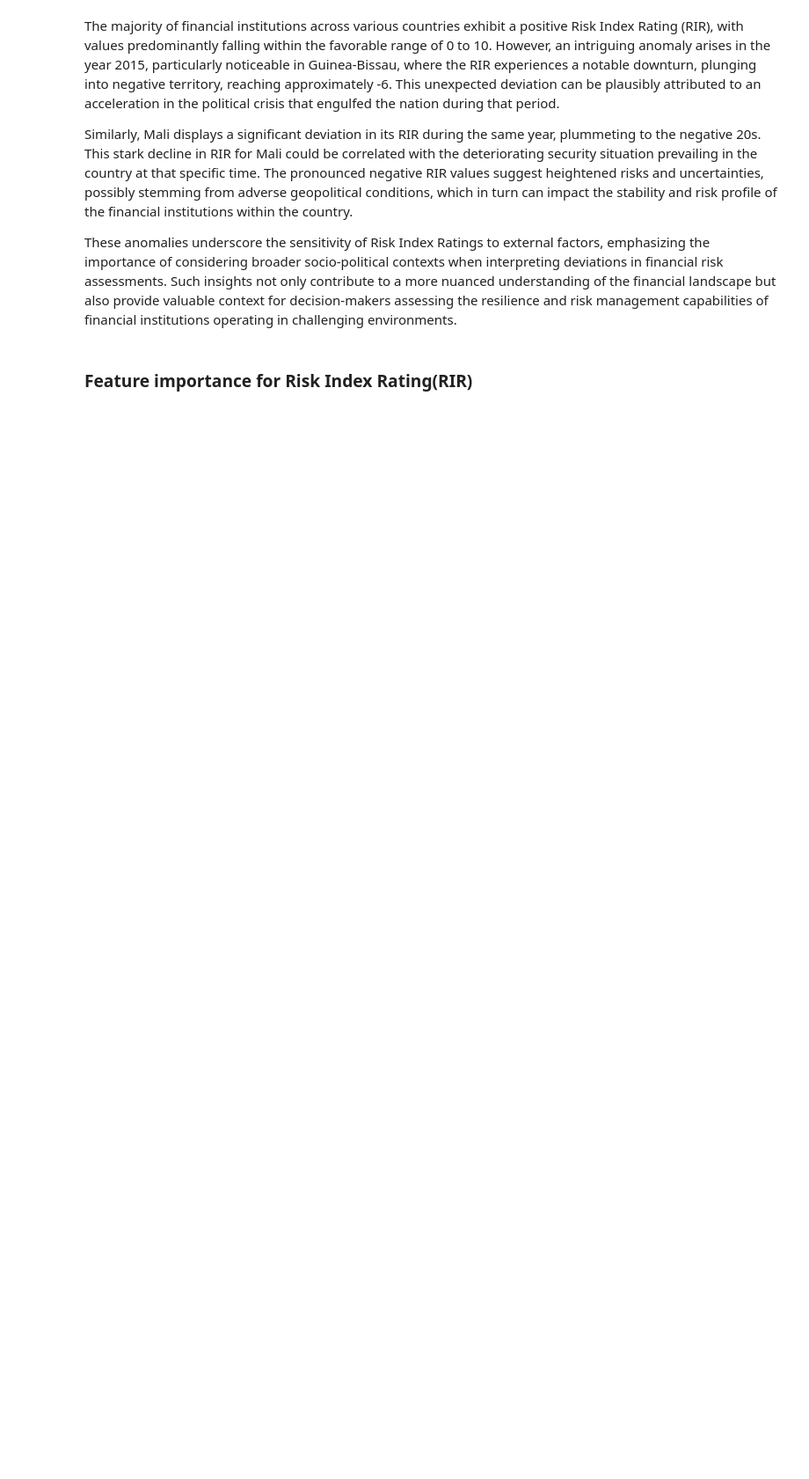
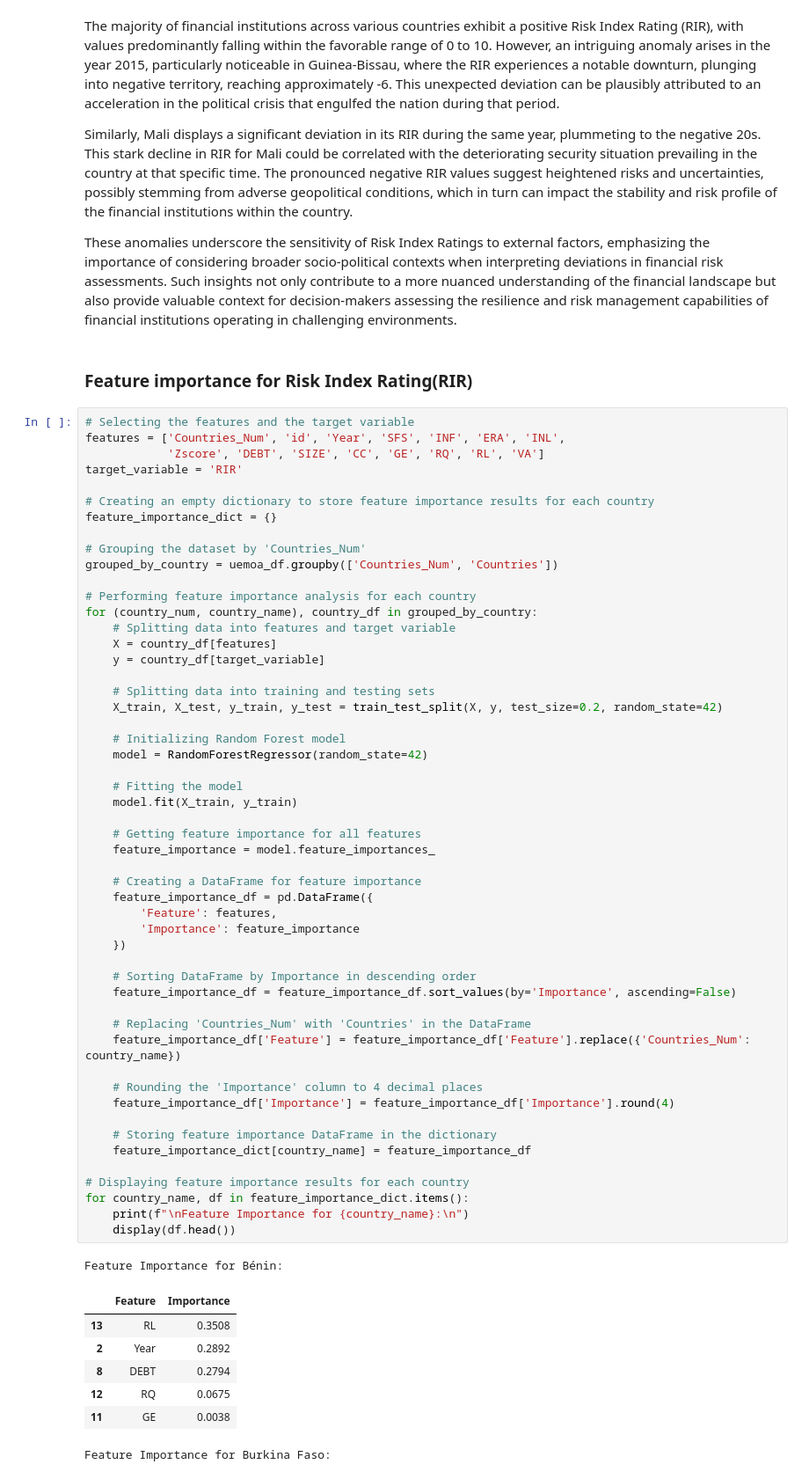
Before and after one commit to isamuelpatrick/BankingInsights-UEMOA, a Jupyter notebook: Risk analysis.ipynb, the cells around one changed output. Shown at 88% size. Drawn from its saved outputs; the diff is of its cells as text; blank space fills up the shorter version.

```diff
--- a/Risk analysis.ipynb
+++ b/Risk analysis.ipynb
@@ -45,3 +45,64 @@ Similarly, Mali displays a significant deviation in its RIR during the same year
 These anomalies underscore the sensitivity of Risk Index Ratings to external factors, emphasizing the importance of considering broader socio-political contexts when interpreting deviations in financial risk assessments. Such insights not only contribute to a more nuanced understanding of the financial landscape but also provide valuable context for decision-makers assessing the resilience and risk management capabilities of financial institutions operating in challenging environments.
 # %% [markdown]
 ### Feature importance for Risk Index Rating(RIR)
+# %%
+# Selecting the features and the target variable
+features = ['Countries_Num', 'id', 'Year', 'SFS', 'INF', 'ERA', 'INL',
+            'Zscore', 'DEBT', 'SIZE', 'CC', 'GE', 'RQ', 'RL', 'VA']
+target_variable = 'RIR'
+
+# Creating an empty dictionary to store feature importance results for each country
+feature_importance_dict = {}
+
+# Grouping the dataset by 'Countries_Num'
+grouped_by_country = uemoa_df.groupby(['Countries_Num', 'Countries'])
+
+# Performing feature importance analysis for each country
+for (country_num, country_name), country_df in grouped_by_country:
+    # Splitting data into features and target variable
+    X = country_df[features]
+    y = country_df[target_variable]
+
+    # Splitting data into training and testing sets
+    X_train, X_test, y_train, y_test = train_test_split(X, y, test_size=0.2, random_state=42)
+
+    # Initializing Random Forest model
+    model = RandomForestRegressor(random_state=42)
+
+    # Fitting the model
+    model.fit(X_train, y_train)
+
+    # Getting feature importance for all features
+    feature_importance = model.feature_importances_
+
+    # Creating a DataFrame for feature importance
+    feature_importance_df = pd.DataFrame({
+        'Feature': features,
+        'Importance': feature_importance
+    })
+
+    # Sorting DataFrame by Importance in descending order
+    feature_importance_df = feature_importance_df.sort_values(by='Importance', ascending=False)
+
+    # Replacing 'Countries_Num' with 'Countries' in the DataFrame
+    feature_importance_df['Feature'] = feature_importance_df['Feature'].replace({'Countries_Num': country_name})
+
+    # Rounding the 'Importance' column to 4 decimal places
+    feature_importance_df['Importance'] = feature_importance_df['Importance'].round(4)
+
+    # Storing feature importance DataFrame in the dictionary
+    feature_importance_dict[country_name] = feature_importance_df
+
+# Displaying feature importance results for each country
+for country_name, df in feature_importance_dict.items():
+    print(f"\nFeature Importance for {country_name}:\n")
+    display(df.head())
+# %% [output]
+Feature Importance for Bénin:
+|  | Feature | Importance |
+| 13 | RL | 0.3508 |
+| 2 | Year | 0.2892 |
+| 8 | DEBT | 0.2794 |
+| 12 | RQ | 0.0675 |
+| 11 | GE | 0.0038 |
+Feature Importance for Burkina Faso:
```
Also changed, not shown: parts of 7 cells of this notebook.
